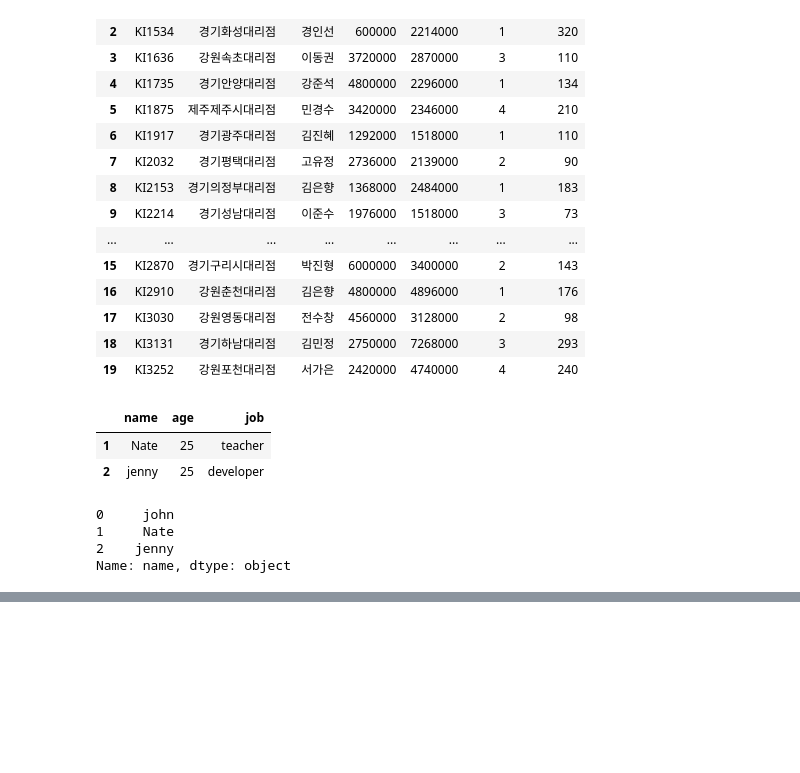
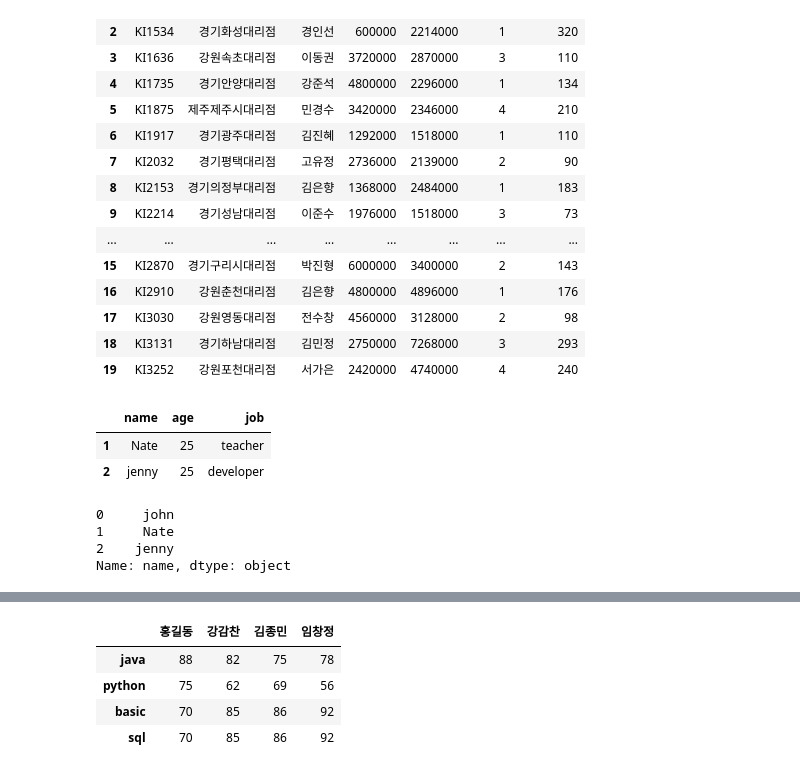
Before and after one commit to youngho0983/PythonSource, a Jupyter notebook: 판다스/DataFrame.ipynb, the cells around one changed output, grey strips where cells are left out. Drawn from its saved outputs; the diff is of its cells as text; code cells hidden in the pictures; blank space fills up the shorter version.

```diff
--- a/판다스/DataFrame.ipynb
+++ b/판다스/DataFrame.ipynb
@@ -142,0 +399,15 @@ Name: name, dtype: object
+# %%
+# 연습문제
+
+data ={
+    "홍길동":[88,75,95],
+    "강감찬":[82,62,85],
+    "김종민":[75,69,70],
+    "임창정":[45,56,80],
+
+}
+
+#데이터 프레임으로 생성하고 출력하기
+#인덱스명 java,python, basic 으로 지정
+
+data_df=pd.DataFrame(data)
@@ -142,0 +441,2 @@ Name: name, dtype: object
+# %%
+data_df.index=["java","python","basic"]
@@ -142,0 +450,2 @@ Name: name, dtype: object
+# %%
+data_df.loc["java","임창정"]=78
@@ -142,0 +459,10 @@ Name: name, dtype: object
+# %%
+data_df.loc["sql"]=[70,85,86,92]
+# %%
+data_df
+# %% [output]
+|  | 홍길동 | 강감찬 | 김종민 | 임창정 |
+| java | 88 | 82 | 75 | 78 |
+| python | 75 | 62 | 69 | 56 |
+| basic | 70 | 85 | 86 | 92 |
+| sql | 70 | 85 | 86 | 92 |
```
Also changed, not shown: parts of 68 cells of this notebook, 3 other files.
